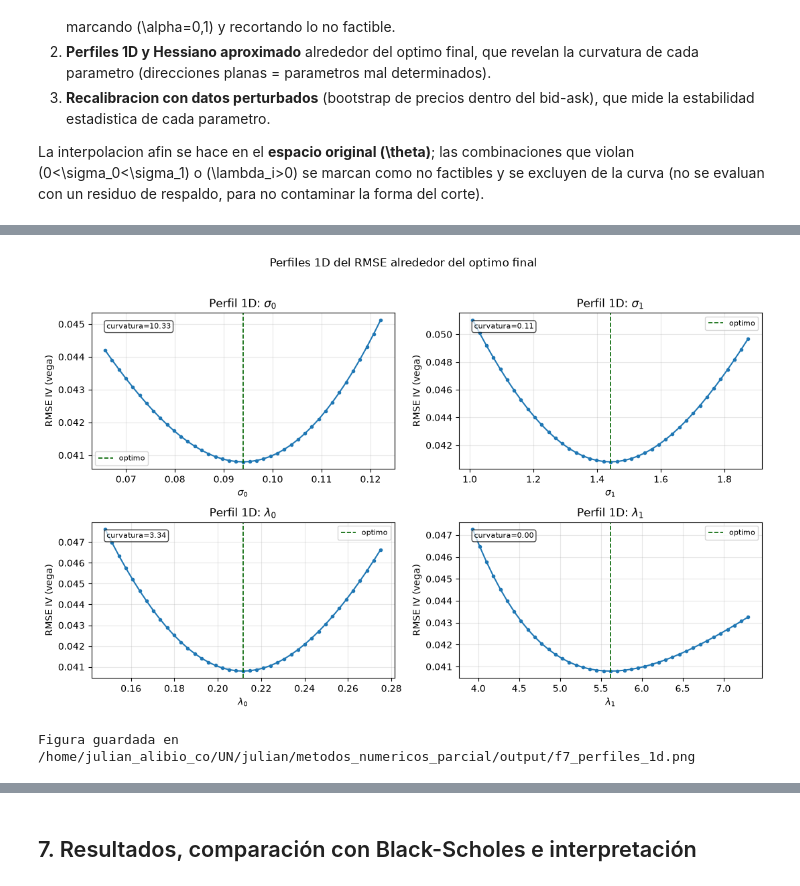
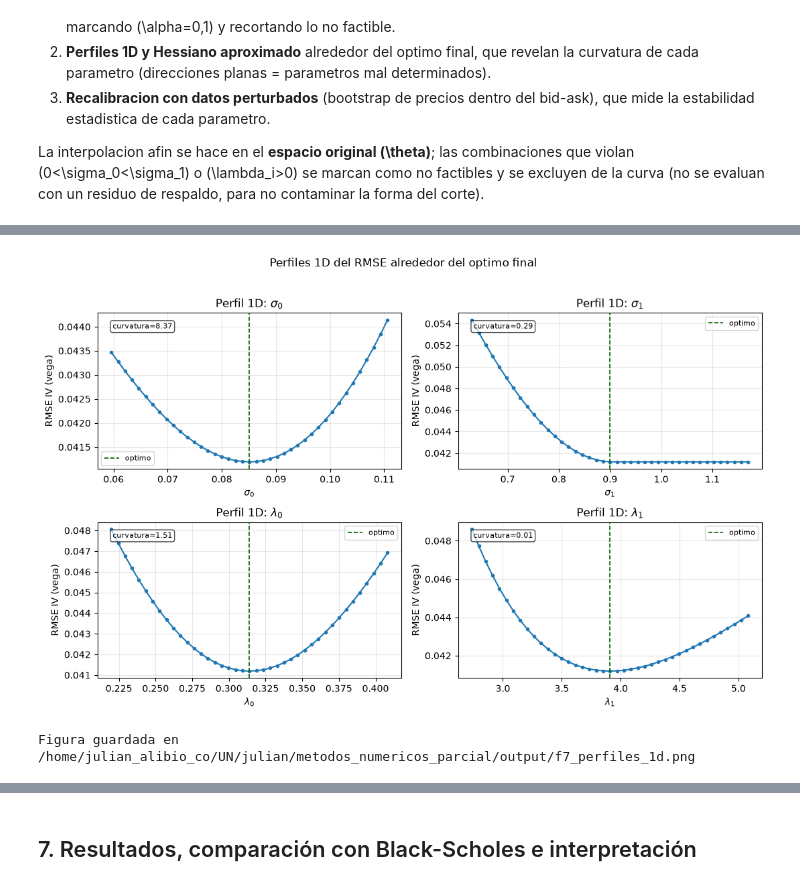
Before and after one commit to julianarchila/metodos_numericos_parcial, a Jupyter notebook: parcial_calibracion_markov.ipynb, the cells around one changed output, grey strips where cells are left out. Saved outputs shown, nothing was run; the diff lists cells and outputs as text; code cells hidden in the pictures.

Commit message:
Apply volume filter to options data

```diff
--- a/parcial_calibracion_markov.ipynb
+++ b/parcial_calibracion_markov.ipynb
@@ -299,6 +300,8 @@ f = report((f["bid"] > 0) & (f["ask"] > 0) & (f["ask"] >= f["bid"]),
 f = report(f["mid"] >= MIN_MID, f"mid >= {MIN_MID}", f)
 f = report(f["rel_spread"] <= MAX_REL_SPREAD,
            f"spread relativo <= {MAX_REL_SPREAD}", f)
+f = report(f["volume"].fillna(0) >= MIN_VOLUME,
+           f"volumen >= {MIN_VOLUME}", f)
 f = report(f["open_interest"].fillna(0) >= MIN_OPEN_INTEREST,
            f"open interest >= {MIN_OPEN_INTEREST}", f)
 f = report((f["moneyness"] >= MONEYNESS_LO) & (f["moneyness"] <= MONEYNESS_HI),
@@ -2028,6 +2062,12 @@ def calibration_rmse(u, weighting="uniform", groups=None,
 
 # Atajo: objetivo directamente en funcion de theta (para reportes/diagnostico).
 def calibration_rmse_theta(theta, weighting="uniform", **kw):
+    s0, s1, l0, l1 = map(float, theta)
+    if not (0 < s0 < s1
+            and s0 <= SIGMA0_CEIL + 1e-12 and s1 <= SIGMA1_CEIL + 1e-12
+            and LAM_FLOOR - 1e-12 <= l0 <= LAM_CEIL + 1e-12
+            and LAM_FLOOR - 1e-12 <= l1 <= LAM_CEIL + 1e-12):
+        return float(kw.get("bad", BAD_RESIDUAL))
     return calibration_rmse(u_from_theta(*theta), weighting=weighting, **kw)
 
 
@@ -2134,6 +2174,7 @@ LAM1_BOX = (0.5, 8.0)
 N_S0, N_S1, N_L0, N_L1 = 5, 5, 4, 4
 
 WEIGHTINGS = ["uniform", "vega"]
+PRIMARY_WEIGHTING = "vega"  # fijada ex ante; no se elige comparando objetivos distintos
 
 print("Caja de busqueda (espacio original theta):")
 print(f"  sigma0 in {SIGMA0_BOX}   sigma1 in {SIGMA1_BOX}")
@@ -2333,20 +2387,37 @@ Tabla guardada en /home/julian_alibio_co/UN/julian/metodos_numericos_parcial/out
 # No elegimos solo el menor RMSE: exigimos factibilidad estricta y preferimos una
 # solucion respaldada por mas de un optimizador (estabilidad / misma cuenca).
 
-def is_feasible(theta, tol=1e-9):
+def is_feasible(theta, tol=1e-9, enforce_calibration_bounds=True):
     s0, s1, l0, l1 = theta
-    return (s0 > 0) and (s1 > s0 + tol) and (l0 > 0) and (l1 > 0)
+    basic = (s0 > 0) and (s1 > s0 + tol) and (l0 > 0) and (l1 > 0)
+    if not basic:
+        return False
+    if enforce_calibration_bounds:
+        return ((s0 <= SIGMA0_CEIL + tol) and (s1 <= SIGMA1_CEIL + tol)
+                and (LAM_FLOOR - tol <= l0 <= LAM_CEIL + tol)
+                and (LAM_FLOOR - tol <= l1 <= LAM_CEIL + tol))
+    return True
 
 
-# Candidatos: todas las corridas locales factibles (brute force da el arranque).
-candidates = [r for r in local_results if is_feasible(r["theta"]) and np.isfinite(r["rmse"])]
+# La ponderacion primaria se fija ANTES de mirar los minimos. No es valido elegir
+# entre 'uniform' y 'vega' comparando directamente sus RMSE: son objetivos distintos.
+# Elegimos vega porque privilegia cotizaciones con mayor sensibilidad informativa.
+candidates = [r for r in local_results
+              if r["weighting"] == PRIMARY_WEIGHTING
+              and is_feasible(r["theta"]) and np.isfinite(r["rmse"])]
+# Preferimos una corrida que declare convergencia; si ninguna converge, conservamos
+# todos los candidatos y reportamos honestamente el estado.
+converged_candidates = [r for r in candidates if r["success"]]
+if converged_candidates:
+    candidates = converged_candidates
 candidates_sorted = sorted(candidates, key=lambda r: r["rmse"])
 
 # Estabilidad: contamos cuantas corridas (en sens_rows) caen cerca del mejor RMSE.
 best = candidates_sorted[0]
 near = [x for x in sens_rows
-        if abs(x["rmse"] - best["rmse"]) < 5e-4 and is_feasible(x["theta"])]
-print("Candidatos factibles ordenados por RMSE:")
+        if x["weighting"] == PRIMARY_WEIGHTING
+        and abs(x["rmse"] - best["rmse"]) < 5e-4 and is_feasible(x["theta"])]
+print(f"Candidatos factibles con ponderacion primaria '{PRIMARY_WEIGHTING}' ordenados por RMSE:")
 for r in candidates_sorted:
     th = r["theta"]
     print(f"  {r['method']:11s} | {r['weighting']:7s}  RMSE={r['rmse']:.6f}  "
@@ -2687,29 +2764,31 @@ Direccion mas plana (autovector del menor autovalor):
 # %%
 
 # === Figura 2: perfiles 1D del RMSE alrededor del optimo ===
 fig, axes = plt.subplots(2, 2, figsize=(11, 7))
 for j, ax in enumerate(axes.ravel()):
     grid, vals = profiles[j]
     ax.plot(grid, vals, "-o", ms=3, color="tab:blue")
     ax.axvline(theta_opt[j], color="darkgreen", ls="--", lw=1.2,
                label="optimo")
     ax.set_title(f"Perfil 1D: {PARAM_NAMES[j]}")
     ax.set_xlabel(PARAM_NAMES[j])
     ax.set_ylabel(f"RMSE IV ({DIAG_W})")
     ax.grid(alpha=0.3)
-    # Anotar curvatura local (diagonal del Hessiano).
-    ax.annotate(f"curvatura={np.diag(H)[j]:.2f}", xy=(0.05, 0.9),
+    # Anotar curvatura solo cuando el Hessiano centrado es interpretable.
+    _curv_txt = (f"curvatura={np.diag(H)[j]:.2f}" if np.isfinite(np.diag(H)[j])
+                 else "cota activa: perfil unilateral")
+    ax.annotate(_curv_txt, xy=(0.05, 0.9),
                 xycoords="axes fraction", fontsize=8,
                 bbox=dict(boxstyle="round", fc="white", alpha=0.7))
     ax.legend(fontsize=8)
 fig.suptitle("Perfiles 1D del RMSE alrededor del optimo final", fontsize=12)
 fig.tight_layout(rect=(0, 0, 1, 0.96))
 _prof_path = OUTPUT / "f7_perfiles_1d.png"
 fig.savefig(_prof_path, dpi=140, bbox_inches="tight")
 plt.show()
 print(f"Figura guardada en {_prof_path}")
 # %% [output]
-[figure, old version]
+[figure, new version]
 Figura guardada en /home/julian_alibio_co/UN/julian/metodos_numericos_parcial/output/f7_perfiles_1d.png
 # %%
 
```
Also changed, not shown: parts of 33 cells of this notebook, 2 other files.
